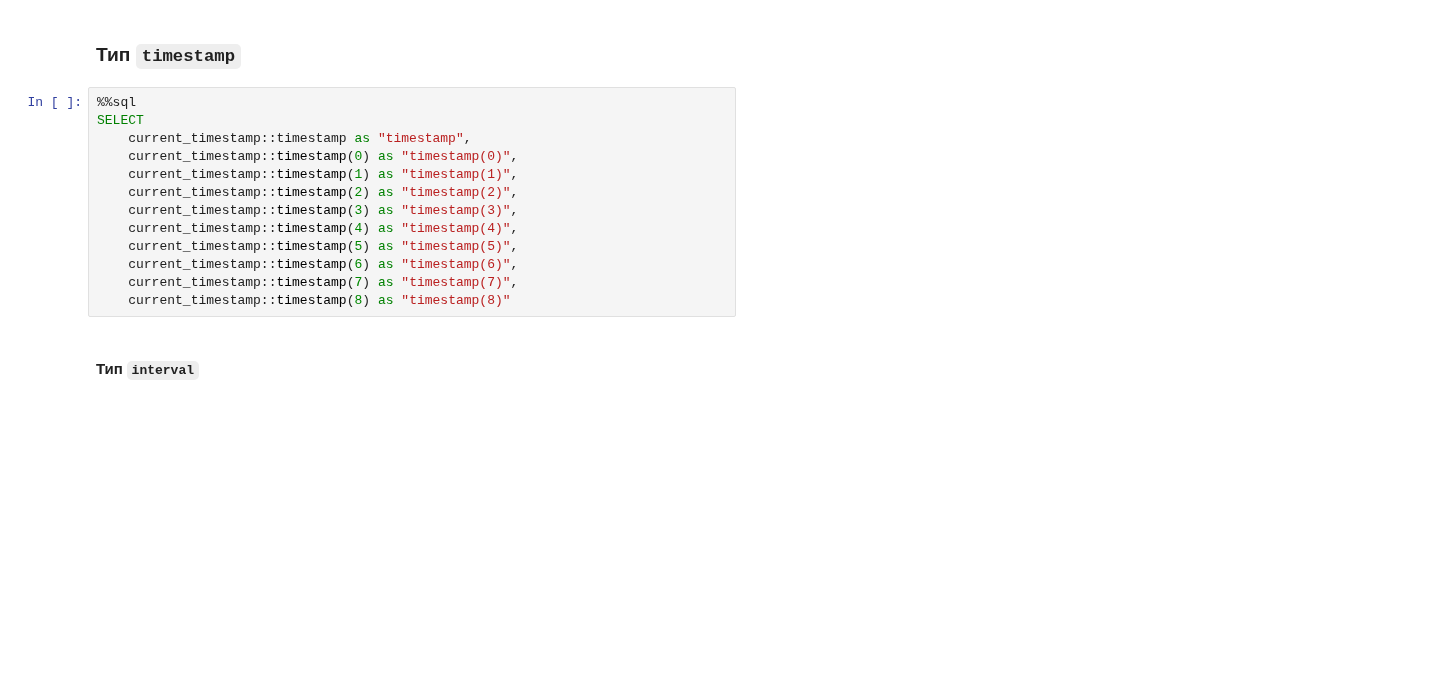
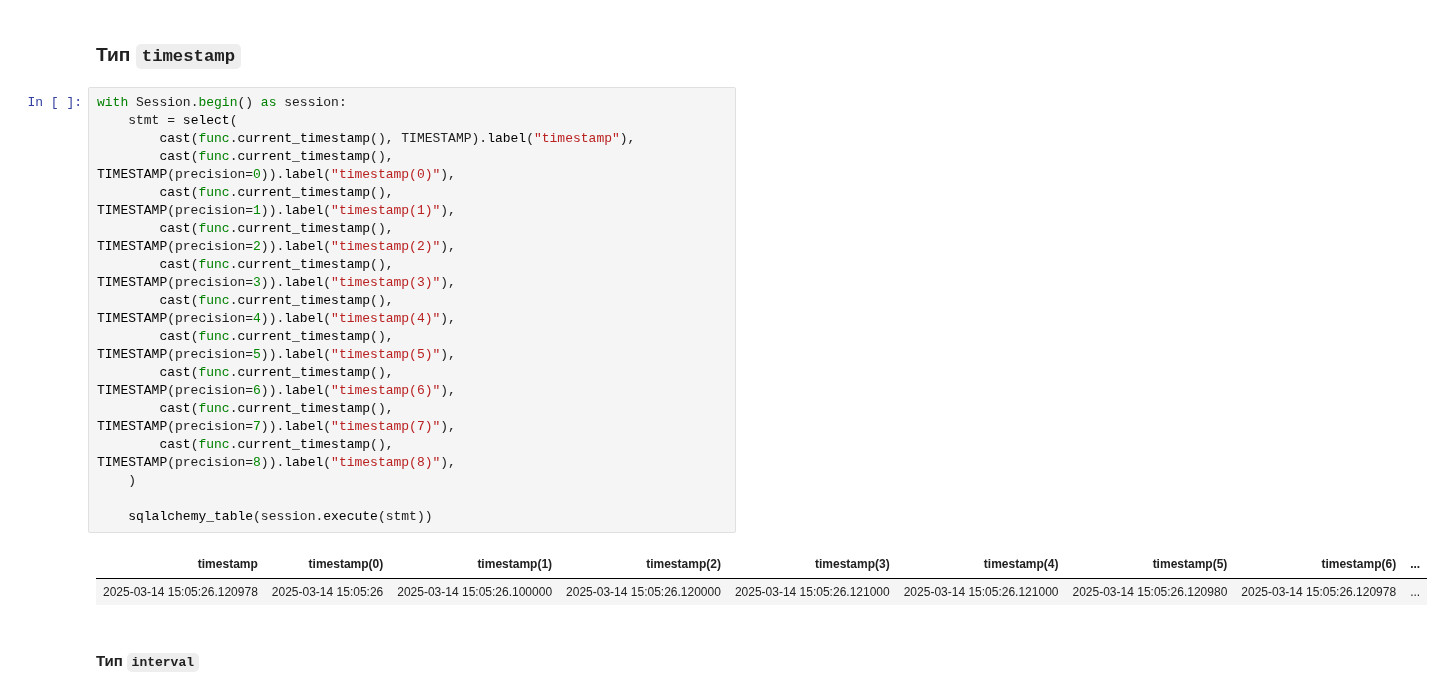
Before and after one commit to vowatchka/postgres_basic, a Jupyter notebook: practices/4_postgres_datatypes/sqlalchemy_2x_style.ipynb, the cells around one changed output. Cells and saved outputs as stored; diff of their text form; blank space fills up the shorter version.

```diff
--- a/practices/4_postgres_datatypes/sqlalchemy_2x_style.ipynb
+++ b/practices/4_postgres_datatypes/sqlalchemy_2x_style.ipynb
@@ -596,18 +640,24 @@ SELECT
 # %% [markdown]
 ### Тип `timestamp`
 # %%
-%%sql
-SELECT
-    current_timestamp::timestamp as "timestamp",
-    current_timestamp::timestamp(0) as "timestamp(0)",
-    current_timestamp::timestamp(1) as "timestamp(1)",
-    current_timestamp::timestamp(2) as "timestamp(2)",
-    current_timestamp::timestamp(3) as "timestamp(3)",
-    current_timestamp::timestamp(4) as "timestamp(4)",
-    current_timestamp::timestamp(5) as "timestamp(5)",
-    current_timestamp::timestamp(6) as "timestamp(6)",
-    current_timestamp::timestamp(7) as "timestamp(7)",
-    current_timestamp::timestamp(8) as "timestamp(8)"
+with Session.begin() as session:
+    stmt = select(
+        cast(func.current_timestamp(), TIMESTAMP).label("timestamp"),
+        cast(func.current_timestamp(), TIMESTAMP(precision=0)).label("timestamp(0)"),
+        cast(func.current_timestamp(), TIMESTAMP(precision=1)).label("timestamp(1)"),
+        cast(func.current_timestamp(), TIMESTAMP(precision=2)).label("timestamp(2)"),
+        cast(func.current_timestamp(), TIMESTAMP(precision=3)).label("timestamp(3)"),
+        cast(func.current_timestamp(), TIMESTAMP(precision=4)).label("timestamp(4)"),
+        cast(func.current_timestamp(), TIMESTAMP(precision=5)).label("timestamp(5)"),
+        cast(func.current_timestamp(), TIMESTAMP(precision=6)).label("timestamp(6)"),
+        cast(func.current_timestamp(), TIMESTAMP(precision=7)).label("timestamp(7)"),
+        cast(func.current_timestamp(), TIMESTAMP(precision=8)).label("timestamp(8)"),
+    )
+
+    sqlalchemy_table(session.execute(stmt))
+# %% [output]
+| timestamp | timestamp(0) | timestamp(1) | timestamp(2) | timestamp(3) | timestamp(4) | timestamp(5) | timestamp(6) | ... |
+| 2025-03-14 15:05:26.120978 | 2025-03-14 15:05:26 | 2025-03-14 15:05:26.100000 | 2025-03-14 15:05:26.120000 | 2025-03-14 15:05:26.121000 | 2025-03-14 15:05:26.121000 | 2025-03-14 15:05:26.120980 | 2025-03-14 15:05:26.120978 | ... |
 # %% [markdown]
 #### Тип `interval`
 # %%
```
Also changed, not shown: parts of 42 cells of this notebook.
